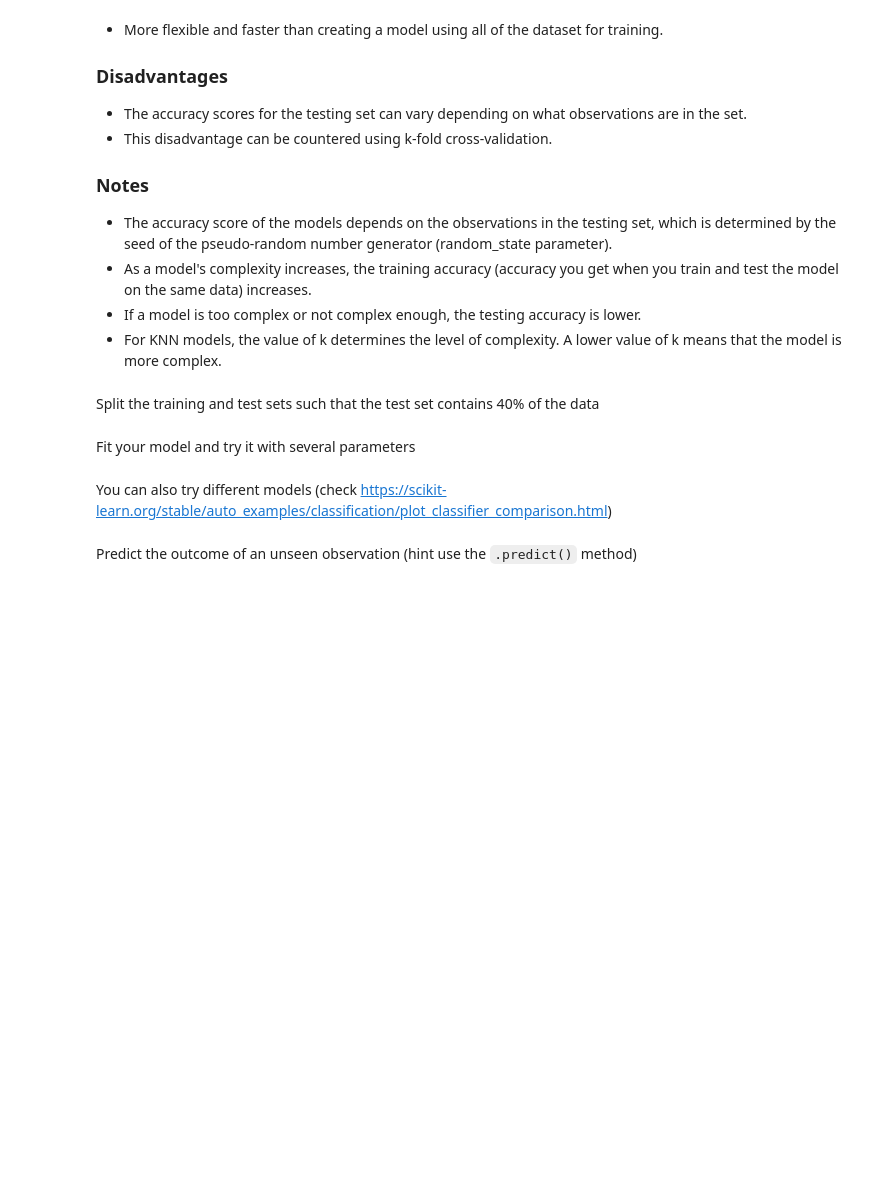
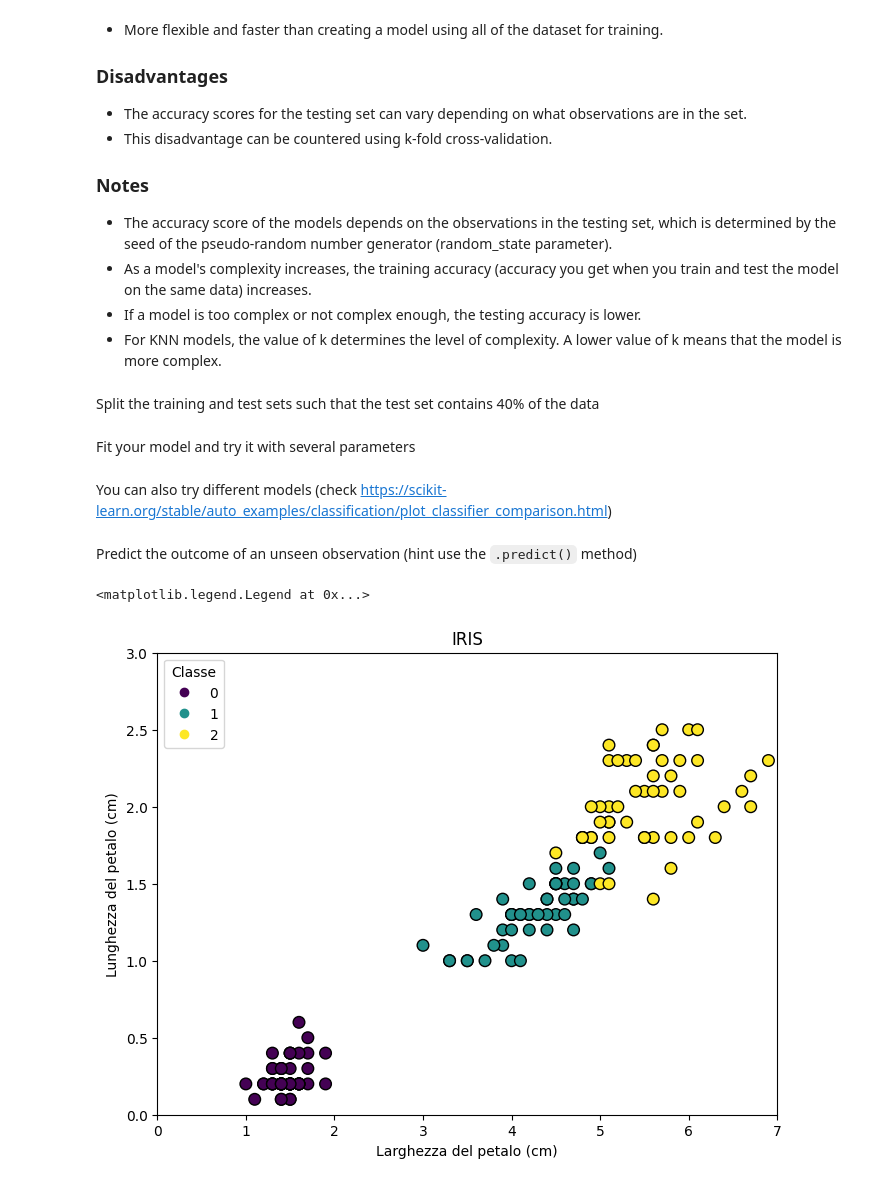
Before and after one commit to w4bo/teaching-handsondatapipelines, a Jupyter notebook: materials/14-Iris.solution.ipynb, the cells around one changed output. Cells and saved outputs as stored; diff of their text form; code cells hidden in the pictures; blank space fills up the shorter version.

```diff
--- a/materials/14-Iris.solution.ipynb
+++ b/materials/14-Iris.solution.ipynb
@@ -211,3 +211,33 @@ metrics.accuracy_score(y, y_pred)
 knn.predict([[6, 3, 4, 2]])
 # %%
 logreg.predict([[6, 3, 4, 2]])
+# %%
+xlabel = "Larghezza del petalo (cm)"
+ylabel = "Lunghezza del petalo (cm)"
+ctitle = "IRIS"
+legend = "Classe"
+figsize = (8,6)
+xlim=[0, 7]
+ylim=[0, 3]
+# %%
+import matplotlib.pyplot as plt
+from sklearn.datasets import load_iris
+
+# Load Iris dataset
+iris = load_iris()
+X = iris.data[:, 2:4]  # Selecting petal width and petal length columns
+y = iris.target
+
+# Plot the dataset
+plt.figure(figsize=figsize)
+scatter = plt.scatter(X[:, 0], X[:, 1], c=y, cmap='viridis', edgecolor='k', s=70)
+
+plt.xlim(xlim)
+plt.ylim(ylim)
+plt.xlabel(xlabel)
+plt.ylabel(ylabel)
+plt.title(title)
+plt.legend(*scatter.legend_elements(), title=legend, loc=2)
+# %% [output]
+<matplotlib.legend.Legend at 0x...>
+[figure, added]
```
Also changed, not shown: parts of 4 cells of this notebook.
